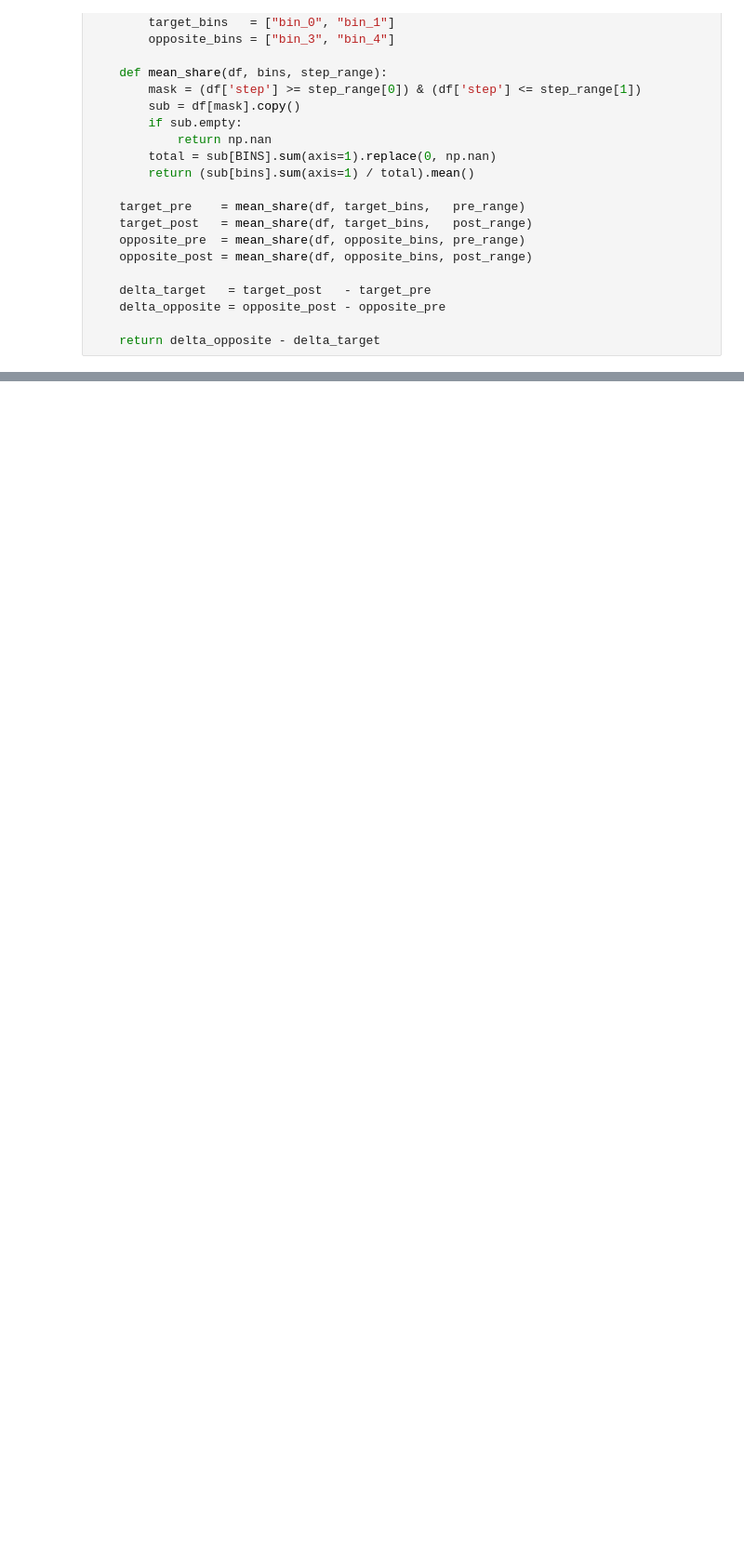
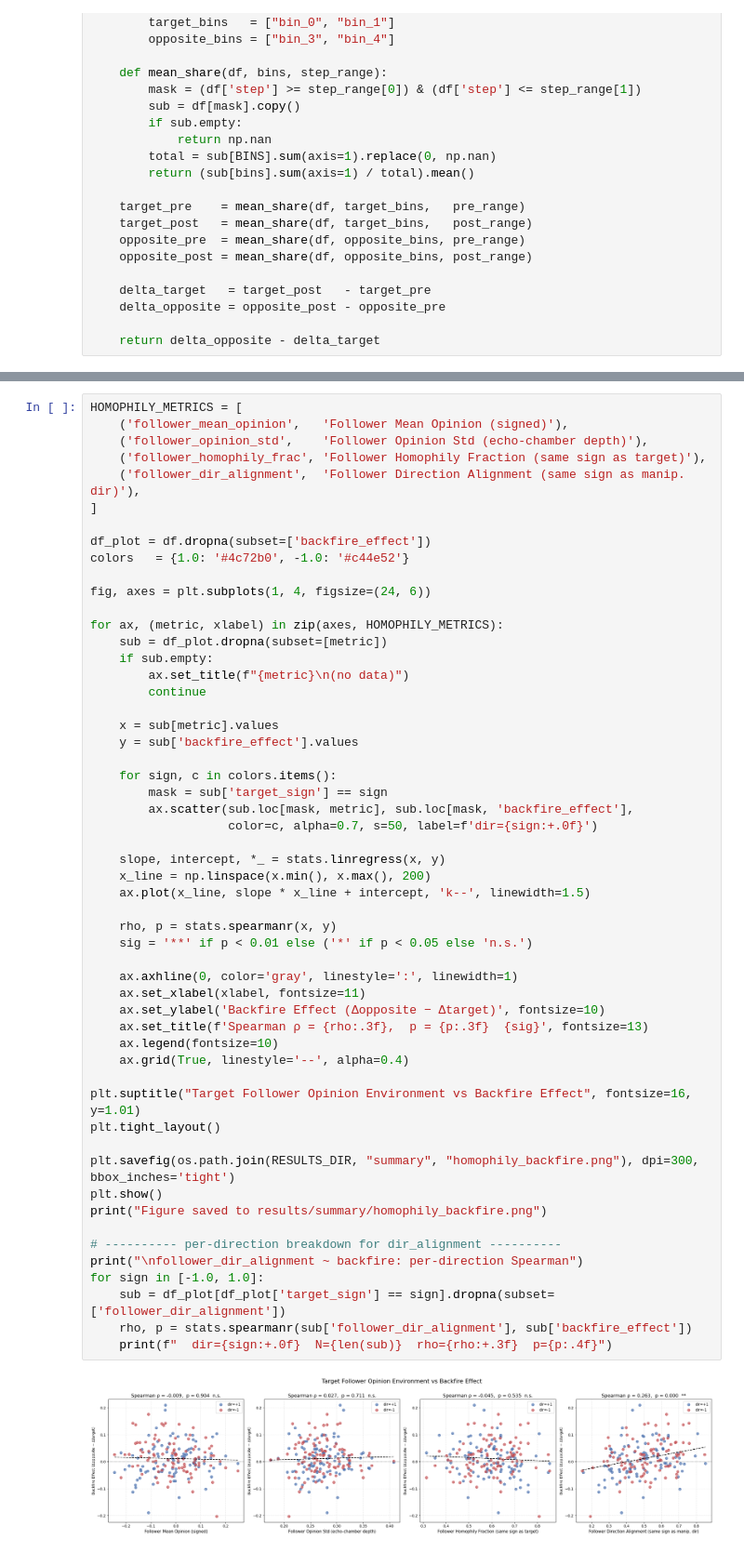
Before and after one commit to tooooomoya/manipulation-backfire-model, a Jupyter notebook: structural-backfire-analysis.ipynb, the cells around one changed output, grey strips where cells are left out. Shown at 93% size. Saved outputs shown, nothing was run; the diff lists cells and outputs as text; blank space fills up the shorter version.

Commit message:
strucutual backfire analysis
Co-authored-by: Copilot <copilot@github.com>

```diff
--- a/structural-backfire-analysis.ipynb
+++ b/structural-backfire-analysis.ipynb
@@ -273,0 +334,56 @@ Figure saved to results/summary/structural_backfire.png
+# %%
+HOMOPHILY_METRICS = [
+    ('follower_mean_opinion',   'Follower Mean Opinion (signed)'),
+    ('follower_opinion_std',    'Follower Opinion Std (echo-chamber depth)'),
+    ('follower_homophily_frac', 'Follower Homophily Fraction (same sign as target)'),
+    ('follower_dir_alignment',  'Follower Direction Alignment (same sign as manip. dir)'),
+]
+
+df_plot = df.dropna(subset=['backfire_effect'])
+colors   = {1.0: '#4c72b0', -1.0: '#c44e52'}
+
+fig, axes = plt.subplots(1, 4, figsize=(24, 6))
+
+for ax, (metric, xlabel) in zip(axes, HOMOPHILY_METRICS):
+    sub = df_plot.dropna(subset=[metric])
+    if sub.empty:
+        ax.set_title(f"{metric}\n(no data)")
+        continue
+
+    x = sub[metric].values
+    y = sub['backfire_effect'].values
+
+    for sign, c in colors.items():
+        mask = sub['target_sign'] == sign
+        ax.scatter(sub.loc[mask, metric], sub.loc[mask, 'backfire_effect'],
+                   color=c, alpha=0.7, s=50, label=f'dir={sign:+.0f}')
+
+    slope, intercept, *_ = stats.linregress(x, y)
+    x_line = np.linspace(x.min(), x.max(), 200)
+    ax.plot(x_line, slope * x_line + intercept, 'k--', linewidth=1.5)
+
+    rho, p = stats.spearmanr(x, y)
+    sig = '**' if p < 0.01 else ('*' if p < 0.05 else 'n.s.')
+
+    ax.axhline(0, color='gray', linestyle=':', linewidth=1)
+    ax.set_xlabel(xlabel, fontsize=11)
+    ax.set_ylabel('Backfire Effect (Δopposite − Δtarget)', fontsize=10)
+    ax.set_title(f'Spearman ρ = {rho:.3f},  p = {p:.3f}  {sig}', fontsize=13)
+    ax.legend(fontsize=10)
+    ax.grid(True, linestyle='--', alpha=0.4)
+
+plt.suptitle("Target Follower Opinion Environment vs Backfire Effect", fontsize=16, y=1.01)
+plt.tight_layout()
+
+plt.savefig(os.path.join(RESULTS_DIR, "summary", "homophily_backfire.png"), dpi=300, bbox_inches='tight')
+plt.show()
+print("Figure saved to results/summary/homophily_backfire.png")
+
+# ---------- per-direction breakdown for dir_alignment ----------
+print("\nfollower_dir_alignment ~ backfire: per-direction Spearman")
+for sign in [-1.0, 1.0]:
+    sub = df_plot[df_plot['target_sign'] == sign].dropna(subset=['follower_dir_alignment'])
+    rho, p = stats.spearmanr(sub['follower_dir_alignment'], sub['backfire_effect'])
+    print(f"  dir={sign:+.0f}  N={len(sub)}  rho={rho:+.3f}  p={p:.4f}")
+# %% [output]
+[figure, added]
```
Also changed, not shown: parts of 10 cells of this notebook, 5 other files.
